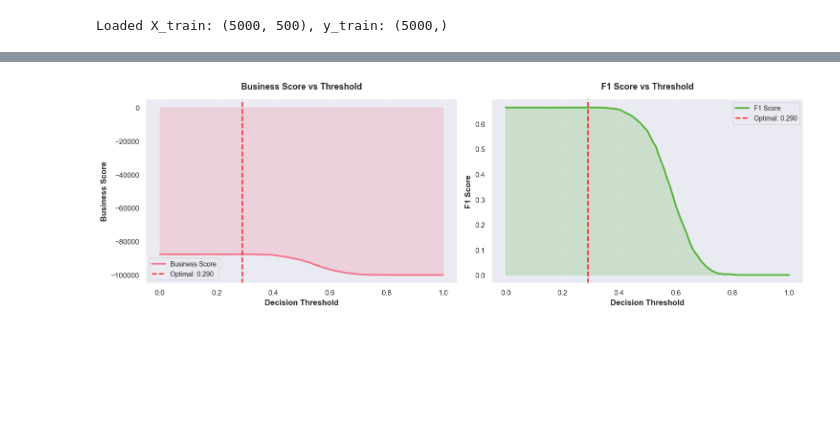
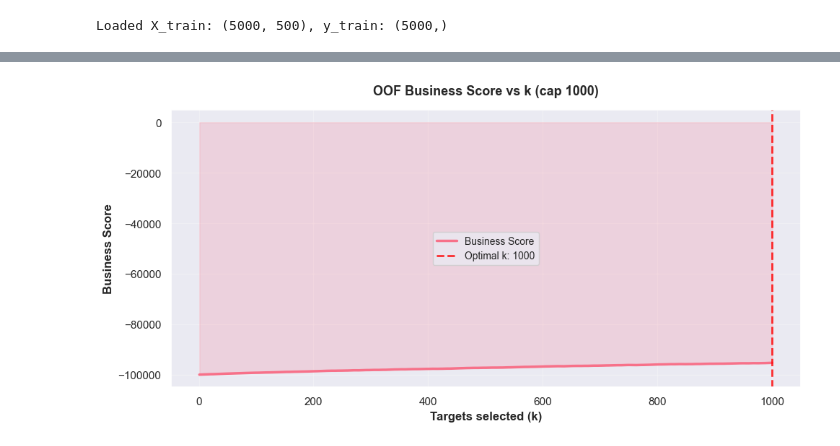
Before and after one commit to Pawlo77/cost-effective, a Jupyter notebook: notebooks/baseline.ipynb, the cells around one changed output, grey strips where cells are left out. Drawn from its saved outputs; the diff is of its cells as text; code cells hidden in the pictures; blank space fills up the shorter version.

```diff
--- a/notebooks/baseline.ipynb
+++ b/notebooks/baseline.ipynb
@@ -47,17 +48,9 @@ OUTPUTS_PATH: Path = PROJECT_ROOT / "outputs"
 # %%
-X_train = pd.read_csv(
-    DATA_PATH / "x_train.txt",
-    sep=r"\s+",
-    header=None,
-    skiprows=1,
-    low_memory=False,
-).apply(pd.to_numeric, errors="coerce")
+X_raw, y_train = load_training_data(DATA_PATH)
 X_train = pd.DataFrame(
-    RobustScaler().fit_transform(X_train.fillna(0.0)),
-    columns=[f"var_{i}" for i in range(X_train.shape[1])],
+    RobustScaler().fit_transform(X_raw),
+    columns=X_raw.columns,
 )
-
-y_train = pd.read_csv(DATA_PATH / "y_train.txt", header=None, skiprows=1).iloc[:, 0].astype(int)
 print(f"Loaded X_train: {X_train.shape}, y_train: {y_train.shape}")
 # %% [output]
 Loaded X_train: (5000, 500), y_train: (5000,)
@@ -301,66 +280,38 @@ Top 5 thresholds by business score:
 # %%
-fig, (ax1, ax2) = plt.subplots(1, 2, figsize=(15, 5))
+fig, ax = plt.subplots(figsize=(10, 5))
 
-# Business Score plot
 sns.lineplot(
-    x="threshold",
-    y="business_score",
+    x="k",
+    y="score",
     data=results_df,
     linewidth=2.5,
     color=sns.color_palette("husl")[0],
-    ax=ax1,
+    ax=ax,
     label="Business Score",
 )
-ax1.axvline(
-    best_row["threshold"],
+ax.axvline(
+    best_row["k"],
     color="red",
     linestyle="--",
     linewidth=2,
     alpha=0.8,
-    label=f"Optimal: {best_row['threshold']:.3f}",
+    label=f"Optimal k: {int(best_row['k'])}",
 )
-ax1.fill_between(
-    results_df["threshold"],
-    results_df["business_score"],
+ax.fill_between(
+    results_df["k"],
+    results_df["score"],
     alpha=0.2,
     color=sns.color_palette("husl")[0],
 )
-ax1.set_xlabel("Decision Threshold", fontsize=12, fontweight="bold")
-ax1.set_ylabel("Business Score", fontsize=12, fontweight="bold")
-ax1.set_title("Business Score vs Threshold", fontsize=13, fontweight="bold", pad=15)
-ax1.legend(fontsize=10, loc="best")
-ax1.grid(True, alpha=0.3)
-
-# F1 Score plot
-sns.lineplot(
-    x="threshold",
-    y="f1",
-    data=results_df,
-    linewidth=2.5,
-    color=sns.color_palette("husl")[2],
-    ax=ax2,
-    label="F1 Score",
-)
-ax2.axvline(
-    best_row["threshold"],
-    color="red",
-    linestyle="--",
-    linewidth=2,
-    alpha=0.8,
-    label=f"Optimal: {best_row['threshold']:.3f}",
-)
-ax2.fill_between(
-    results_df["threshold"], results_df["f1"], alpha=0.2, color=sns.color_palette("husl")[2]
-)
-ax2.set_xlabel("Decision Threshold", fontsize=12, fontweight="bold")
-ax2.set_ylabel("F1 Score", fontsize=12, fontweight="bold")
-ax2.set_title("F1 Score vs Threshold", fontsize=13, fontweight="bold", pad=15)
-ax2.legend(fontsize=10, loc="best")
-ax2.grid(True, alpha=0.3)
+ax.set_xlabel("Targets selected (k)", fontsize=12, fontweight="bold")
+ax.set_ylabel("Business Score", fontsize=12, fontweight="bold")
+ax.set_title("OOF Business Score vs k (cap 1000)", fontsize=13, fontweight="bold", pad=15)
+ax.legend(fontsize=10, loc="best")
+ax.grid(True, alpha=0.3)
 
 plt.tight_layout()
 plt.show()
 # %% [output]
-[figure, old version]
+[figure, new version]
 # %%
 threshold_config = {
```
Also changed, not shown: parts of 6 cells of this notebook, 26 other files.
